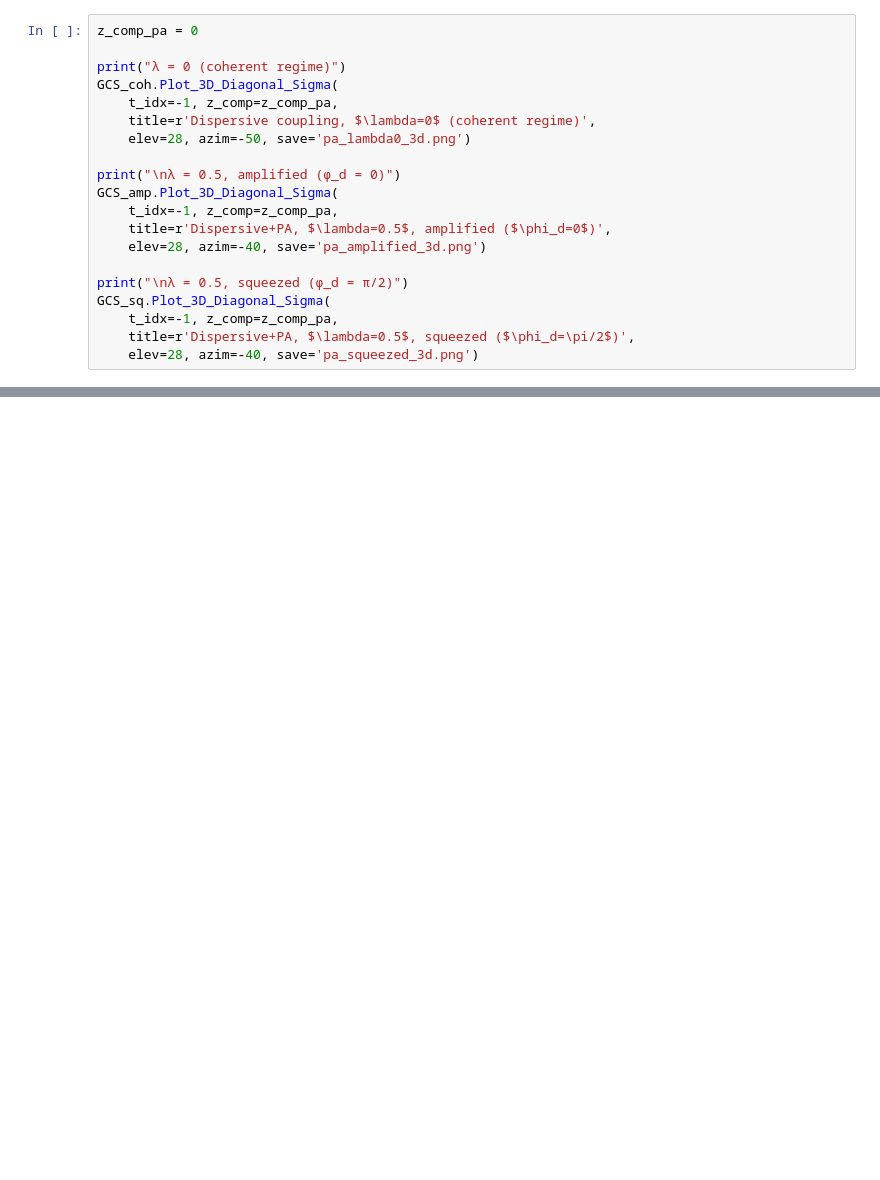
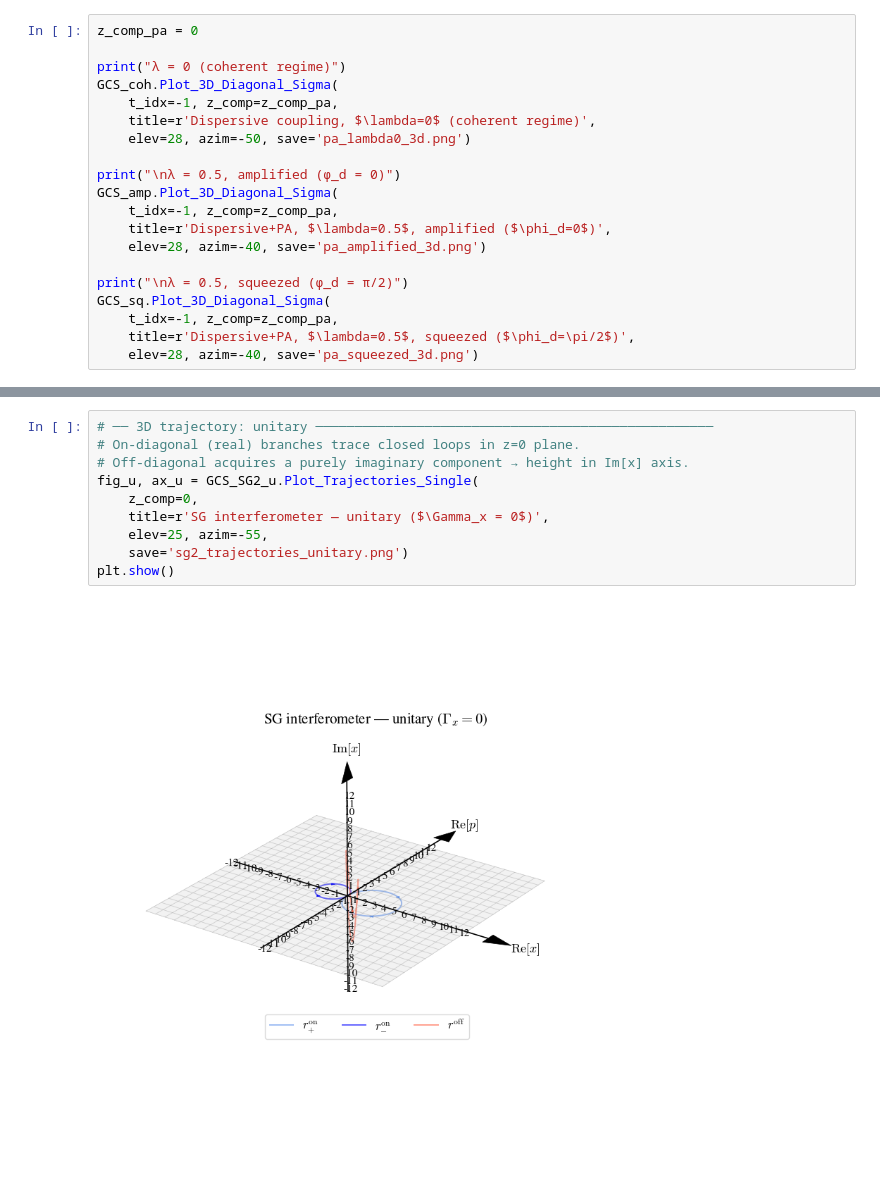
Before and after one commit to LorenzoBracciniUCL/GBCS, a Jupyter notebook: notebooks/Examples_Animation_Wigner.ipynb, the cells around one changed output, grey strips where cells are left out. Saved outputs shown, nothing was run; the diff lists cells and outputs as text; blank space fills up the shorter version.

```diff
--- a/notebooks/Examples_Animation_Wigner.ipynb
+++ b/notebooks/Examples_Animation_Wigner.ipynb
@@ -575,0 +729,12 @@ GCS_sq.Plot_3D_Diagonal_Sigma(
+# %%
+# ── 3D trajectory: unitary ───────────────────────────────────────────────────
+# On-diagonal (real) branches trace closed loops in z=0 plane.
+# Off-diagonal acquires a purely imaginary component → height in Im[x] axis.
+fig_u, ax_u = GCS_SG2_u.Plot_Trajectories_Single(
+    z_comp=0,
+    title=r'SG interferometer — unitary ($\Gamma_x = 0$)',
+    elev=25, azim=-55,
+    save='sg2_trajectories_unitary.png')
+plt.show()
+# %% [output]
+[figure, added]
```
Also changed, not shown: parts of 4 cells of this notebook, 21 other files.
